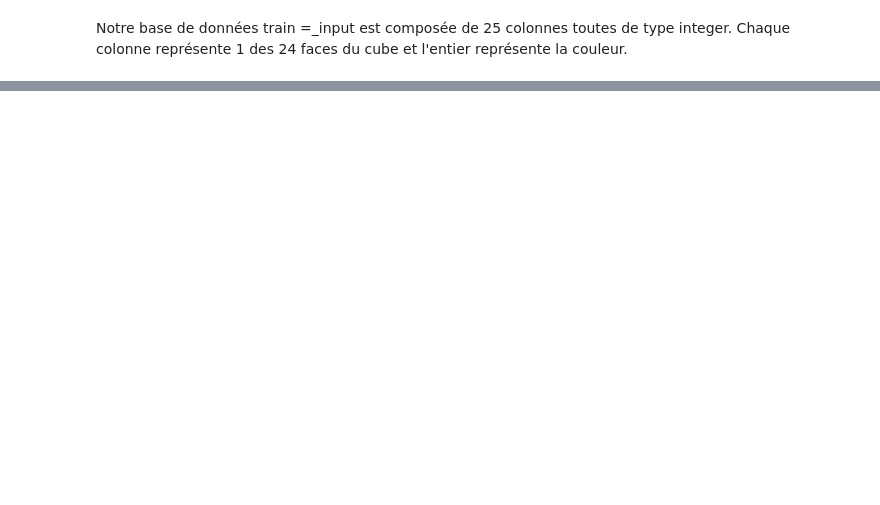
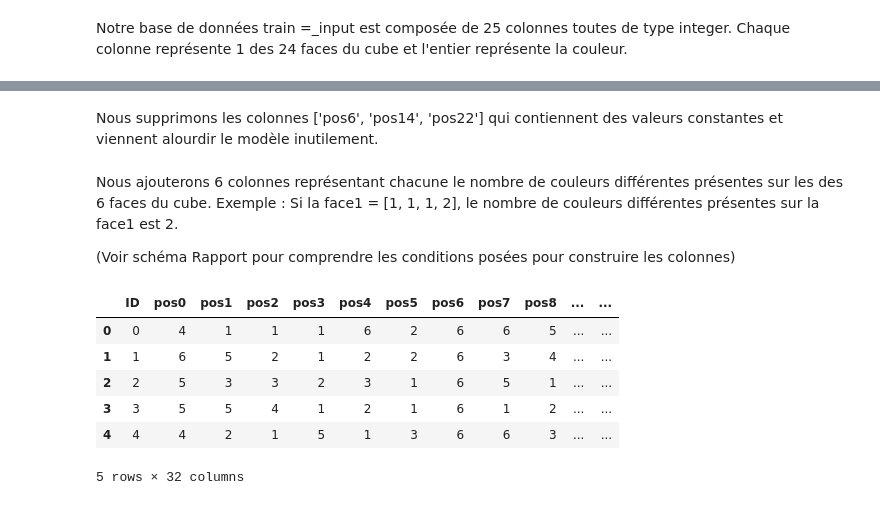
Before and after one commit to tintamaria95/MLProject-Rubik-s-Cube, a Jupyter notebook: projetML.ipynb, the cells around one changed output, grey strips where cells are left out. Saved outputs shown, nothing was run; the diff lists cells and outputs as text; code cells hidden in the pictures; blank space fills up the shorter version.

```diff
--- a/projetML.ipynb
+++ b/projetML.ipynb
@@ -117,0 +360,2 @@ array([[1266419,       2,       2,       4,       4,       1,       1,
+# %% [markdown]
+Nous supprimons les colonnes ['pos6', 'pos14', 'pos22'] qui contiennent des valeurs constantes et viennent alourdir le modèle inutilement.
@@ -117,0 +364,30 @@ array([[1266419,       2,       2,       4,       4,       1,       1,
+# %% [markdown]
+Nous ajouterons 6 colonnes représentant chacune le nombre de couleurs différentes présentes sur les des 6 faces du cube.
+Exemple : Si la face1 = [1, 1, 1, 2], le nombre de couleurs différentes présentes sur la face1 est 2.
+
+(Voir schéma Rapport pour comprendre les conditions posées pour construire les colonnes)
+# %%
+# On crée une liste des faces avec leurs positions respectives
+face1 = ['pos0', 'pos1', 'pos4', 'pos5']
+face2 = ['pos2', 'pos3', 'pos6', 'pos7']
+face3 = ['pos8', 'pos11', 'pos12', 'pos15']
+face4 = ['pos9', 'pos10', 'pos13', 'pos14']
+face5 = ['pos16', 'pos17', 'pos18', 'pos19']
+face6 = ['pos20', 'pos21', 'pos22', 'pos23']
+faces = [face1, face2, face3, face4, face5, face6]
+# On crée les colonnes représentant le nombre de couleurs différentes par face
+dmodif['nb_couleurs_face1'] = 0
+dmodif['nb_couleurs_face2'] = 0
+dmodif['nb_couleurs_face3'] = 0
+dmodif['nb_couleurs_face4'] = 0
+dmodif['nb_couleurs_face5'] = 0
+dmodif['nb_couleurs_face6'] = 0
+dmodif.head()
+# %% [output]
+|  | ID | pos0 | pos1 | pos2 | pos3 | pos4 | pos5 | pos6 | pos7 | pos8 | ... | ... |
+| 0 | 0 | 4 | 1 | 1 | 1 | 6 | 2 | 6 | 6 | 5 | ... | ... |
+| 1 | 1 | 6 | 5 | 2 | 1 | 2 | 2 | 6 | 3 | 4 | ... | ... |
+| 2 | 2 | 5 | 3 | 3 | 2 | 3 | 1 | 6 | 5 | 1 | ... | ... |
+| 3 | 3 | 5 | 5 | 4 | 1 | 2 | 1 | 6 | 1 | 2 | ... | ... |
+| 4 | 4 | 4 | 2 | 1 | 5 | 1 | 3 | 6 | 6 | 3 | ... | ... |
+5 rows × 32 columns
```
Also changed, not shown: parts of 40 cells of this notebook, 4 other files.
